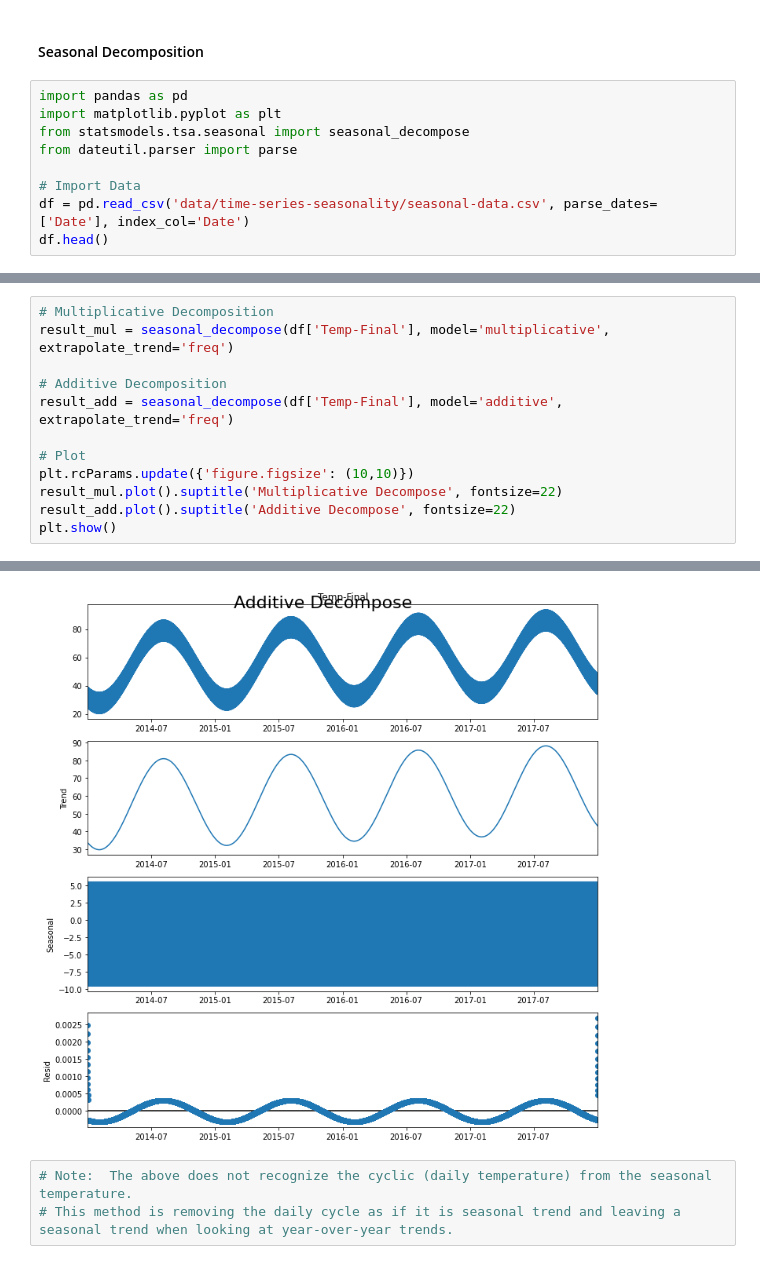
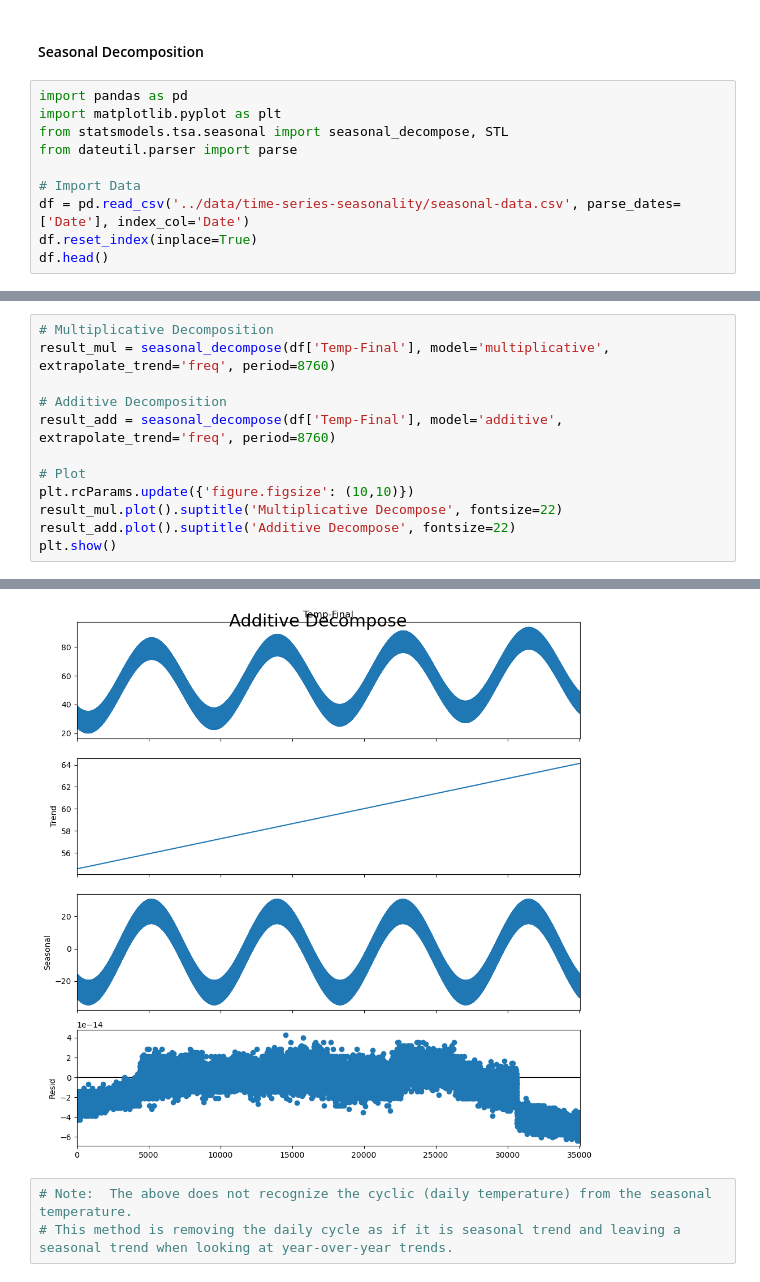
Before and after one commit to ejw-data/ml-playground, a Jupyter notebook: time_series/time_series_analysis.ipynb, the cells around one changed output, grey strips where cells are left out. Saved outputs shown, nothing was run; the diff lists cells and outputs as text.

Commit message:
updated regression and time series processes

```diff
--- a/time_series/time_series_analysis.ipynb
+++ b/time_series/time_series_analysis.ipynb
@@ -5,10 +5,11 @@
 # %%
 import pandas as pd
 import matplotlib.pyplot as plt
-from statsmodels.tsa.seasonal import seasonal_decompose
+from statsmodels.tsa.seasonal import seasonal_decompose, STL
 from dateutil.parser import parse
 
 # Import Data
-df = pd.read_csv('data/time-series-seasonality/seasonal-data.csv', parse_dates=['Date'], index_col='Date')
+df = pd.read_csv('../data/time-series-seasonality/seasonal-data.csv', parse_dates=['Date'], index_col='Date')
+df.reset_index(inplace=True)
 df.head()
 # %% [output]
@@ -28,9 +55,9 @@ df.plot()
 # %%
 # Multiplicative Decomposition
-result_mul = seasonal_decompose(df['Temp-Final'], model='multiplicative', extrapolate_trend='freq')
+result_mul = seasonal_decompose(df['Temp-Final'], model='multiplicative', extrapolate_trend='freq', period=8760)
 
 # Additive Decomposition
-result_add = seasonal_decompose(df['Temp-Final'], model='additive', extrapolate_trend='freq')
+result_add = seasonal_decompose(df['Temp-Final'], model='additive', extrapolate_trend='freq', period=8760)
 
 # Plot
 plt.rcParams.update({'figure.figsize': (10,10)})
@@ -42,4 +69,4 @@ plt.show()
-[figure, old version]
+[figure, new version]
 # %%
 # Note:  The above does not recognize the cyclic (daily temperature) from the seasonal temperature.
 # This method is removing the daily cycle as if it is seasonal trend and leaving a seasonal trend when looking at year-over-year trends.
```
Also changed, not shown: parts of 4 cells of this notebook, 4 other files.
